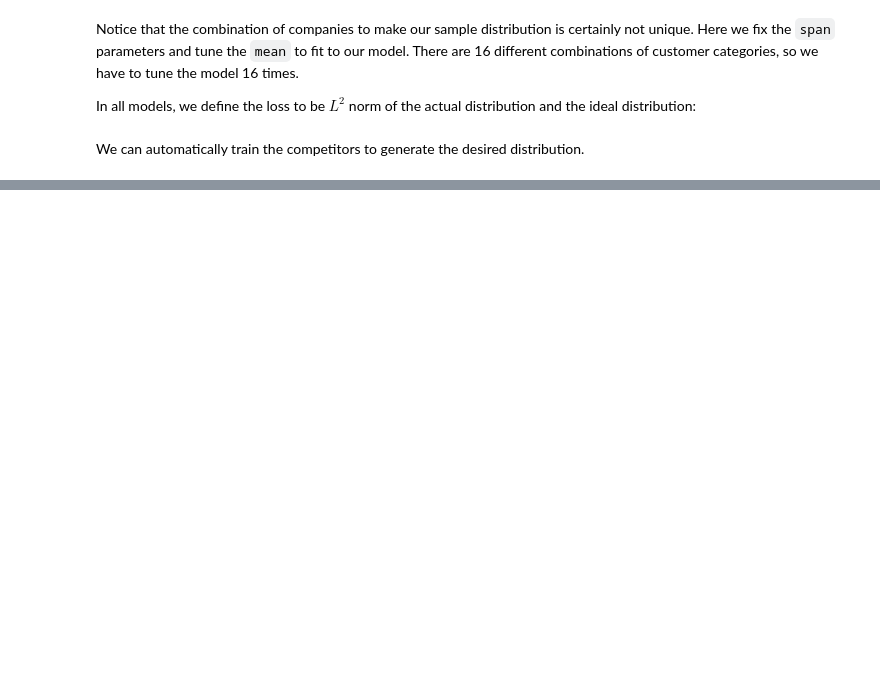
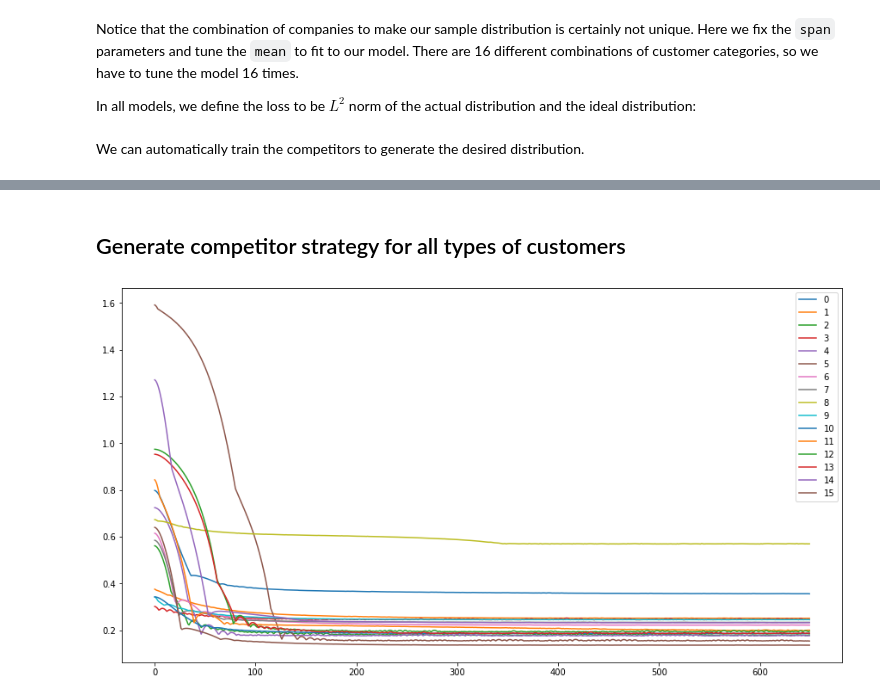
Before and after one commit to zeromath/RootInsurance, a Jupyter notebook: Yuxin_make_competitors.ipynb, the cells around one changed output, grey strips where cells are left out. Saved outputs shown, nothing was run; the diff lists cells and outputs as text; code cells hidden in the pictures; blank space fills up the shorter version.

```diff
--- a/Yuxin_make_competitors.ipynb
+++ b/Yuxin_make_competitors.ipynb
@@ -323,0 +275,18 @@ x
+# %% [markdown]
+## Generate competitor strategy for all types of customers
+# %%
+loss_history = np.zeros((16,650))
+trained_prob = [None]*16
+for customer_type in range(16):
+    print('Start training customer type {}'.format(customer_type))
+    dist = rank_distribution.iloc[customer_type, :5].to_numpy()
+    trained_prob[customer_type], loss_history[customer_type] = train(dist, 650)
+    print('DONE with type {}'.format(customer_type))
+# %%
+f = plt.figure(figsize=(15,8))
+for i in range(16):
+    plt.plot(loss_history[i], label=i)
+plt.legend()
+plt.show()
+# %% [output]
+[figure, added]
```
Also changed, not shown: parts of 80 cells of this notebook.
